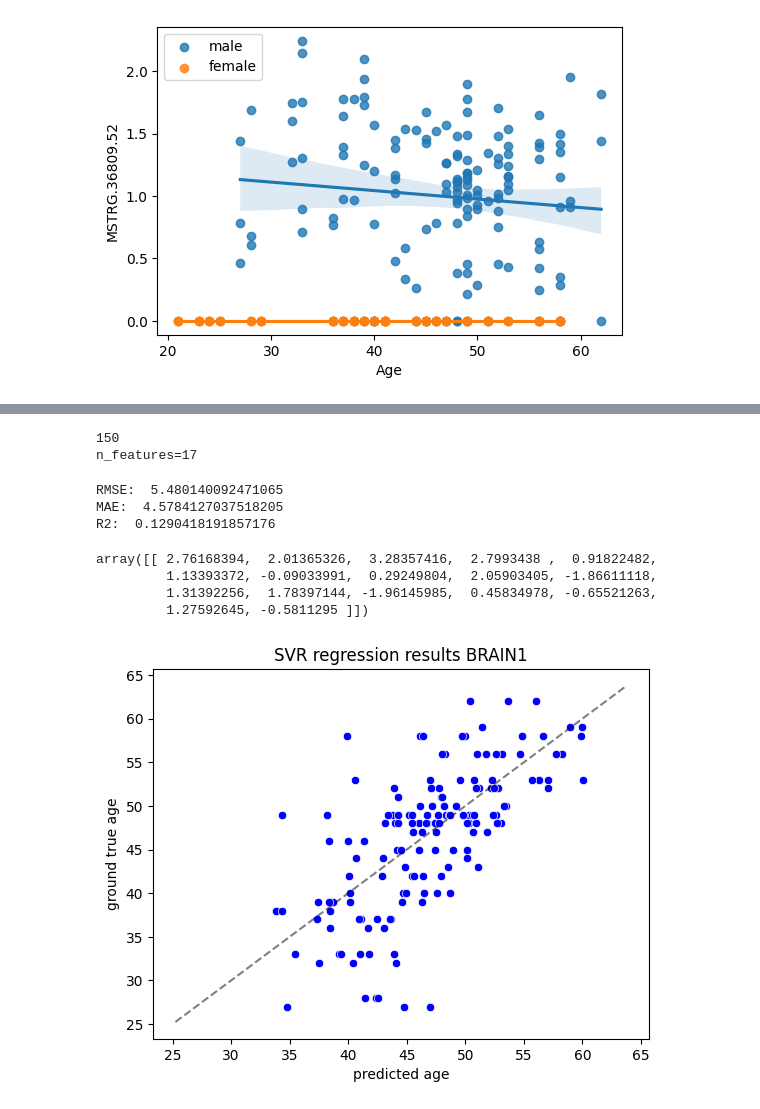
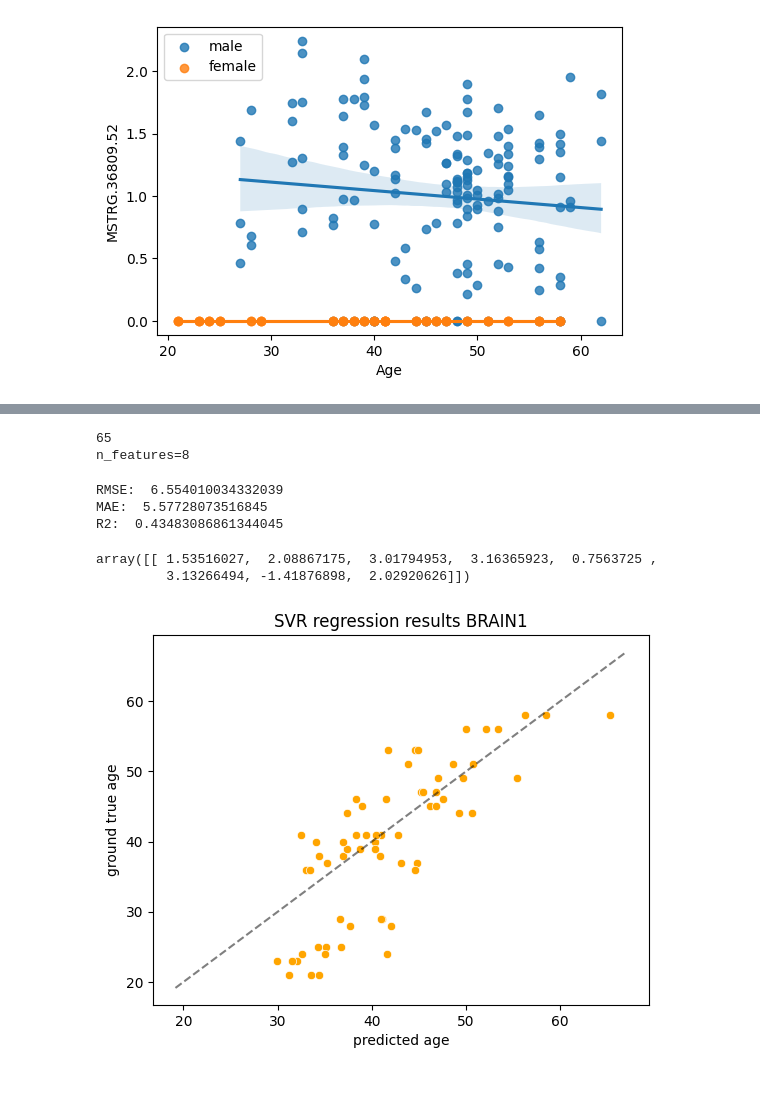
Before and after one commit to zodelheim/sea-infer-rna-seq, a Jupyter notebook: notebooks/AgePredictionTest.ipynb, the cells around one changed output, grey strips where cells are left out. Cells and saved outputs as stored; diff of their text form; code cells hidden in the pictures.

```diff
--- a/notebooks/AgePredictionTest.ipynb
+++ b/notebooks/AgePredictionTest.ipynb
@@ -29,6 +29,21 @@ from scipy.stats import spearmanr
 
 from sklearn.metrics import root_mean_squared_error as RMSE
 from sklearn.metrics import mean_absolute_error as MAE
+# %%
+transcripts = {
+    "HEART": {
+        "male": [],
+        "female": []
+    },
+    "BRAIN0": {
+        "male": [],
+        "female": []
+    },
+    "BRAIN1": {
+        "male": [],
+        "female": []
+    },
+}
 # %%
 fdir_raw = Path("../data/raw/")
 fdir_processed = Path("../data/interim")
@@ -55,7 +70,25 @@ organ = "BRAIN0"
 organ = "BRAIN1"
 #
 sex = 'male'
-# sex = 'female'
+sex = 'female'
+
+n_opt_features = {
+    "HEART": {
+        "male": 9,
+        "female": 11
+    },
+    "BRAIN0": {
+        "male": 7,
+        "female": 7
+    },
+    "BRAIN1": {
+        "male": 17,
+        "female": 8
+    },
+}
+
+# transcripts[organ] = {}
+# transcripts[organ][sex] = []
 # %%
 fdir_processed / f'{organ}.preprocessed.h5'
 # %% [output]
@@ -331,8 +364,8 @@ for n_features in range(1, np.min([data.shape[0]+1, len(sorted_corr_ids)+1, 20])
     # print(X.shape)
     print(f"{n_features=}")
 
-    cv = StratifiedKFold(n_splits=5)
-    # cv = LeaveOneOut()
+    # cv = StratifiedKFold(n_splits=5)
+    cv = LeaveOneOut()
 
     preds = []
     vals  = []
@@ -465,7 +498,7 @@ n_features=12
 # sex = 'male'
 print(data.shape[0])
 
-n_features = 17
+n_features = n_opt_features[organ][sex]
 
 X = data[data.columns[sorted_corr_ids[:n_features]]].values
 y = data_header['Age'].loc[data_header['sex'] == sex].values
@@ -518,40 +551,39 @@ for i, (train, val) in tqdm(enumerate(cv.split(X, y))):
 print("RMSE: ", RMSE(preds, vals))
 # print("RMSE: ", RMSE(gls_preds, vals))
 print("MAE: ", MAE(preds, vals))
 print("R2: ", r2_score(vals, preds))
 
 # model.coef_
 
 colors = {
     'male': 'blue',
     "female": "orange"
 }
 
 g = sns.scatterplot(x=np.array(preds).ravel(), y=np.array(vals).ravel(), color=colors[sex])
 g.set_title(f"SVR regression results {organ}")
 g.set_xlabel("predicted age")
 g.set_ylabel("ground true age")
 
 lims = [
     np.min([g.get_xlim(), g.get_ylim()]),  # min of both axes
     np.max([g.get_xlim(), g.get_ylim()]),  # max of both axes
 ]
 
 
 g.plot(lims, lims, '--', color='k', alpha=0.5)
 
 # g.set_xlim(lims)
 # g.set_ylim(lims)
 
+transcripts[organ][sex] = data.columns[sorted_corr_ids[:n_features]].tolist()
 model.coef_
 # %% [output]
-150
-n_features=17
+65
+n_features=8
-RMSE:  5.480140092471065
-MAE:  4.5784127037518205
-R2:  0.1290418191857176
+RMSE:  6.554010034332039
+MAE:  5.57728073516845
+R2:  0.43483086861344045
-array([[ 2.76168394,  2.01365326,  3.28357416,  2.7993438 ,  0.91822482,
-         1.13393372, -0.09033991,  0.29249804,  2.05903405, -1.86611118,
-         1.31392256,  1.78397144, -1.96145985,  0.45834978, -0.65521263,
-         1.27592645, -0.5811295 ]])
+array([[ 1.53516027,  2.08867175,  3.01794953,  3.16365923,  0.7563725 ,
+         3.13266494, -1.41876898,  2.02920626]])
-[figure, old version]
+[figure, new version]
```
Also changed, not shown: parts of 39 cells of this notebook.
